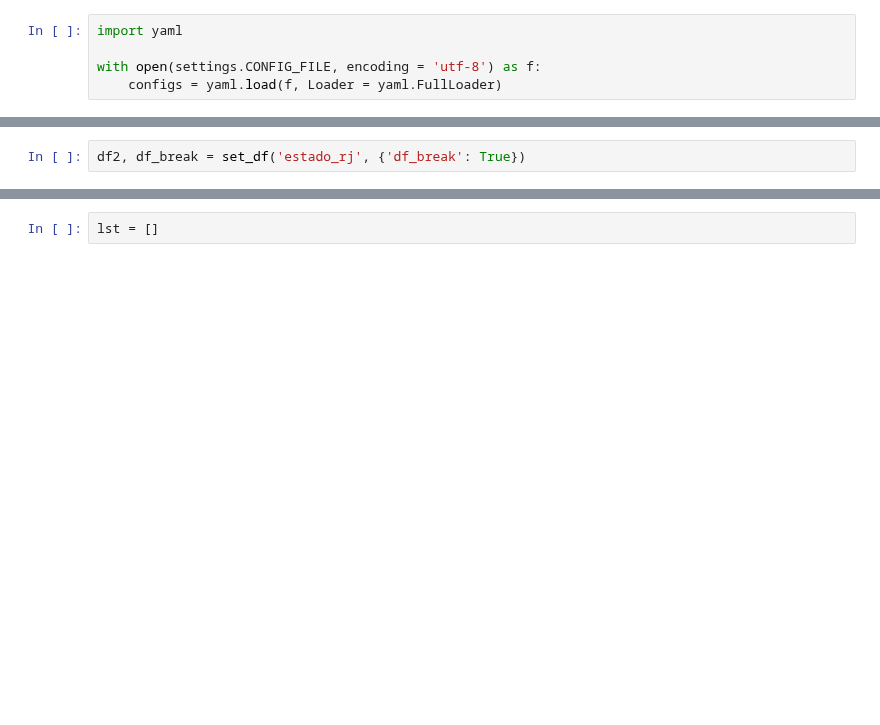
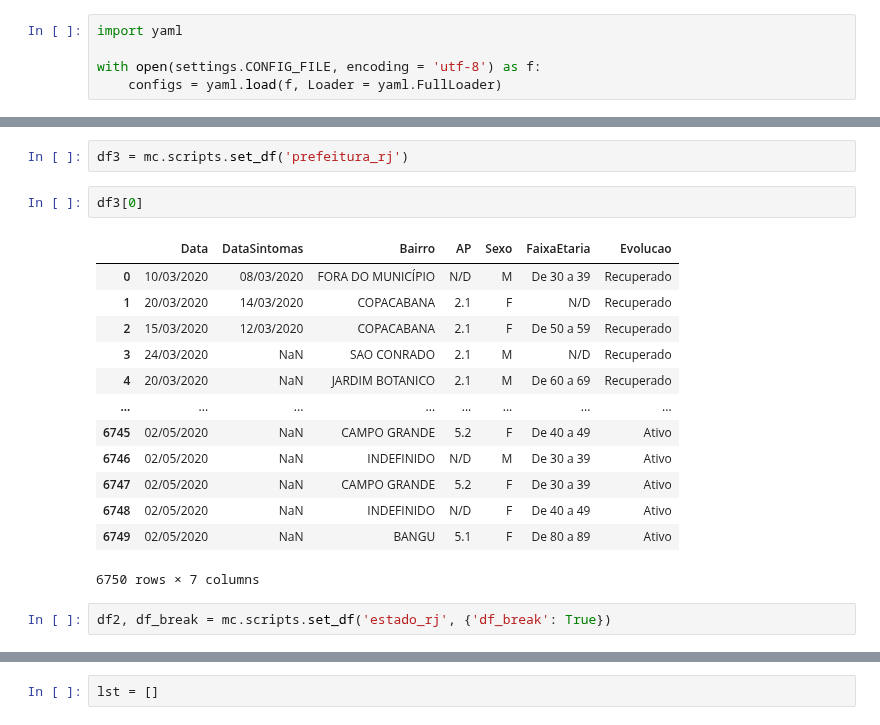
Before and after one commit to Modelagem-Covid-19-RJ/covid19, a Jupyter notebook: modelos/RJ/compartimental/geo_plot/GeoPlotting_Estado_RJ.ipynb, the cells around one changed output, grey strips where cells are left out. Drawn from its saved outputs; the diff is of its cells as text; blank space fills up the shorter version.

```diff
--- a/modelos/RJ/compartimental/geo_plot/GeoPlotting_Estado_RJ.ipynb
+++ b/modelos/RJ/compartimental/geo_plot/GeoPlotting_Estado_RJ.ipynb
@@ -116,2 +75,20 @@ configs['df']['status']['rj']['estado']
+# %%
+df3 = mc.scripts.set_df('prefeitura_rj')
+# %%
+df3[0]
+# %% [output]
+|  | Data | DataSintomas | Bairro | AP | Sexo | FaixaEtaria | Evolucao |
+| 0 | 10/03/2020 | 08/03/2020 | FORA DO MUNICÍPIO | N/D | M | De 30 a 39 | Recuperado |
+| 1 | 20/03/2020 | 14/03/2020 | COPACABANA | 2.1 | F | N/D | Recuperado |
+| 2 | 15/03/2020 | 12/03/2020 | COPACABANA | 2.1 | F | De 50 a 59 | Recuperado |
+| 3 | 24/03/2020 | NaN | SAO CONRADO | 2.1 | M | N/D | Recuperado |
+| 4 | 20/03/2020 | NaN | JARDIM BOTANICO | 2.1 | M | De 60 a 69 | Recuperado |
+| ... | ... | ... | ... | ... | ... | ... | ... |
+| 6745 | 02/05/2020 | NaN | CAMPO GRANDE | 5.2 | F | De 40 a 49 | Ativo |
+| 6746 | 02/05/2020 | NaN | INDEFINIDO | N/D | M | De 30 a 39 | Ativo |
+| 6747 | 02/05/2020 | NaN | CAMPO GRANDE | 5.2 | F | De 30 a 39 | Ativo |
+| 6748 | 02/05/2020 | NaN | INDEFINIDO | N/D | F | De 40 a 49 | Ativo |
+| 6749 | 02/05/2020 | NaN | BANGU | 5.1 | F | De 80 a 89 | Ativo |
+6750 rows × 7 columns
 # %%
-df2, df_break = set_df('estado_rj', {'df_break': True})
+df2, df_break = mc.scripts.set_df('estado_rj', {'df_break': True})
```
Also changed, not shown: parts of 17 cells of this notebook, 3 other files.
